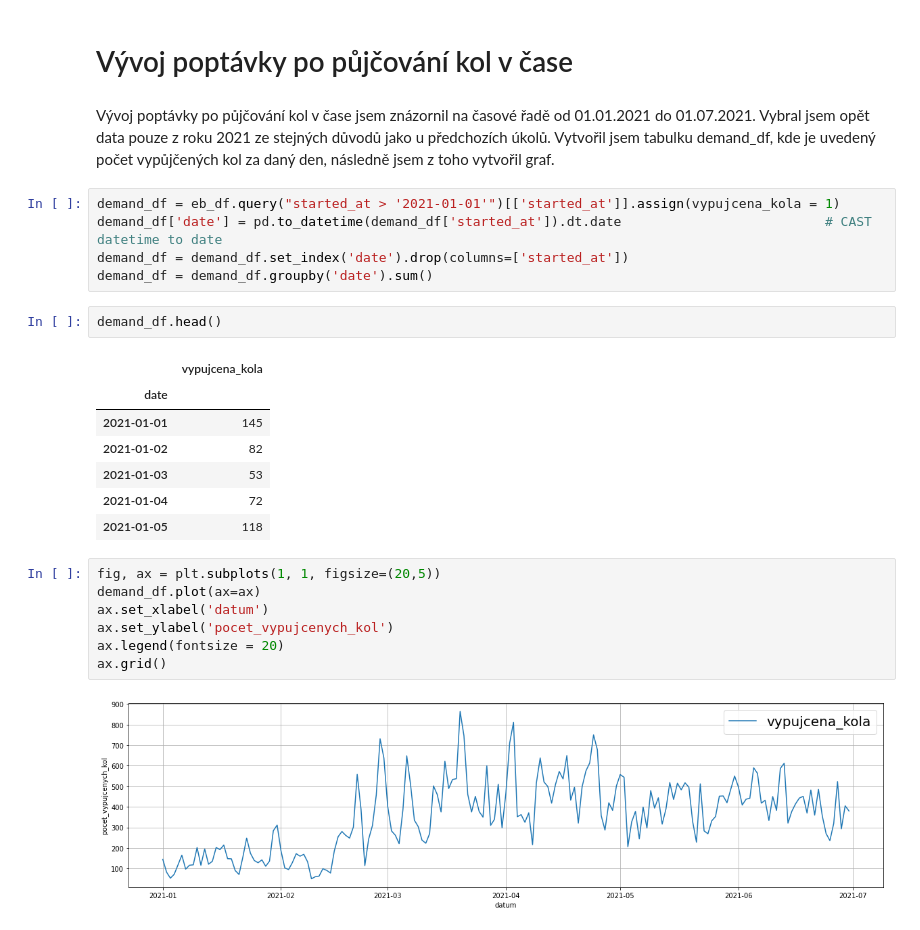
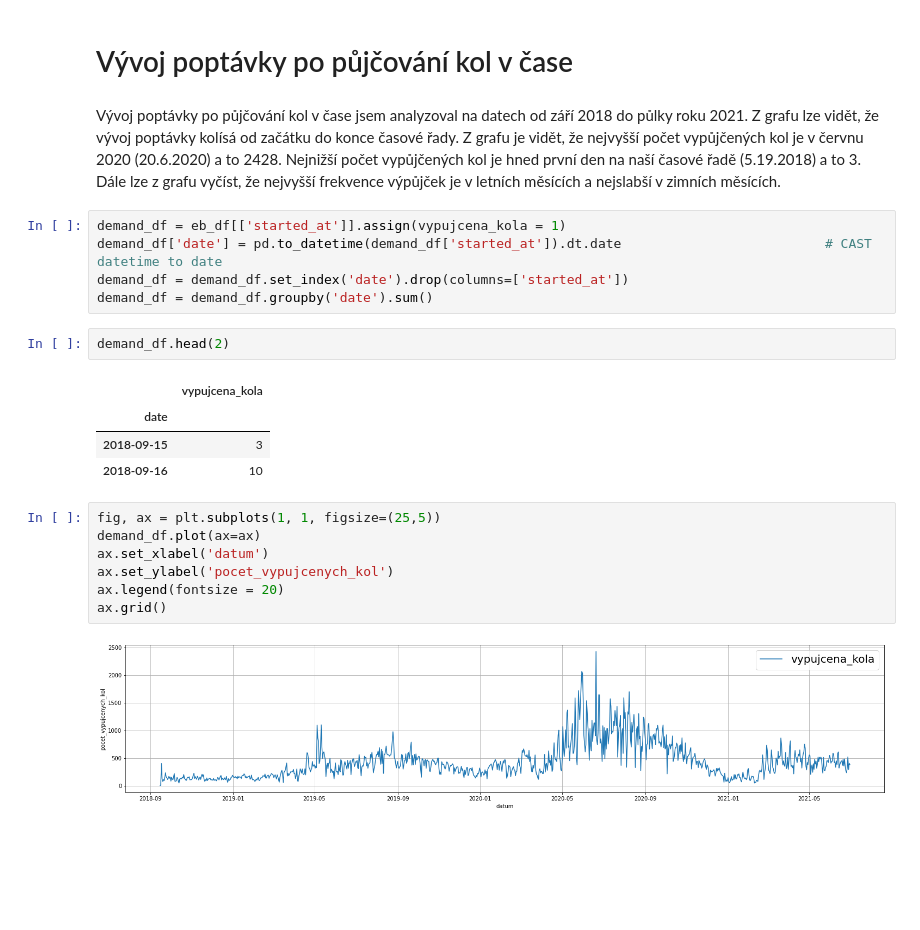
Before and after one commit to Krocan777/Python_projekt_Edinburgh, a Jupyter notebook: Python_Projekt.ipynb, the cells around one changed output. Cells and saved outputs as stored; diff of their text form; blank space fills up the shorter version.

```diff
--- a/Python_Projekt.ipynb
+++ b/Python_Projekt.ipynb
@@ -306,29 +303,26 @@ ax.grid()
 Na histogramu jde vidět, že většina výpůjček nepřekročí délku 100 minut. Dominantní část výpůjček netrvá déle než 40 minut. Výpůjčky překračující 200 minut jsou ojedinělé.
 # %% [markdown]
 # Vývoj poptávky po půjčování kol v čase
-# %% [markdown]
-Vývoj poptávky po půjčování kol v čase jsem znázornil na časové řadě od 01.01.2021 do 01.07.2021. Vybral jsem opět data pouze z roku 2021 ze stejných důvodů jako u předchozích úkolů. Vytvořil jsem tabulku demand_df, kde je uvedený počet vypůjčených kol za daný den, následně jsem z toho vytvořil graf.
+# %% [markdown]
+Vývoj poptávky po půjčování kol v čase jsem analyzoval na datech od září 2018 do půlky roku 2021. Z grafu lze vidět, že vývoj poptávky kolísá od začátku do konce časové řady. Z grafu je vidět, že nejvyšší počet vypůjčených kol je v červnu 2020 (20.6.2020) a to 2428. Nejnižší počet vypůjčených kol je hned první den na naší časové řadě (5.19.2018) a to 3. Dále lze z grafu vyčíst, že nejvyšší frekvence výpůjček je v letních měsících a nejslabší v zimních měsících.
 # %%
-demand_df = eb_df.query("started_at > '2021-01-01'")[['started_at']].assign(vypujcena_kola = 1)
+demand_df = eb_df[['started_at']].assign(vypujcena_kola = 1)
 demand_df['date'] = pd.to_datetime(demand_df['started_at']).dt.date                          # CAST datetime to date
 demand_df = demand_df.set_index('date').drop(columns=['started_at'])
 demand_df = demand_df.groupby('date').sum()
 # %%
-demand_df.head()
+demand_df.head(2)
 # %% [output]
 |  | vypujcena_kola |
 | date |  |
-| 2021-01-01 | 145 |
-| 2021-01-02 | 82 |
-| 2021-01-03 | 53 |
-| 2021-01-04 | 72 |
-| 2021-01-05 | 118 |
+| 2018-09-15 | 3 |
+| 2018-09-16 | 10 |
 # %%
-fig, ax = plt.subplots(1, 1, figsize=(20,5))
+fig, ax = plt.subplots(1, 1, figsize=(25,5))
 demand_df.plot(ax=ax)
 ax.set_xlabel('datum')
 ax.set_ylabel('pocet_vypujcenych_kol')
 ax.legend(fontsize = 20)
 ax.grid()
 # %% [output]
-[figure, old version]
+[figure, new version]
```
Also changed, not shown: parts of 9 cells of this notebook.
